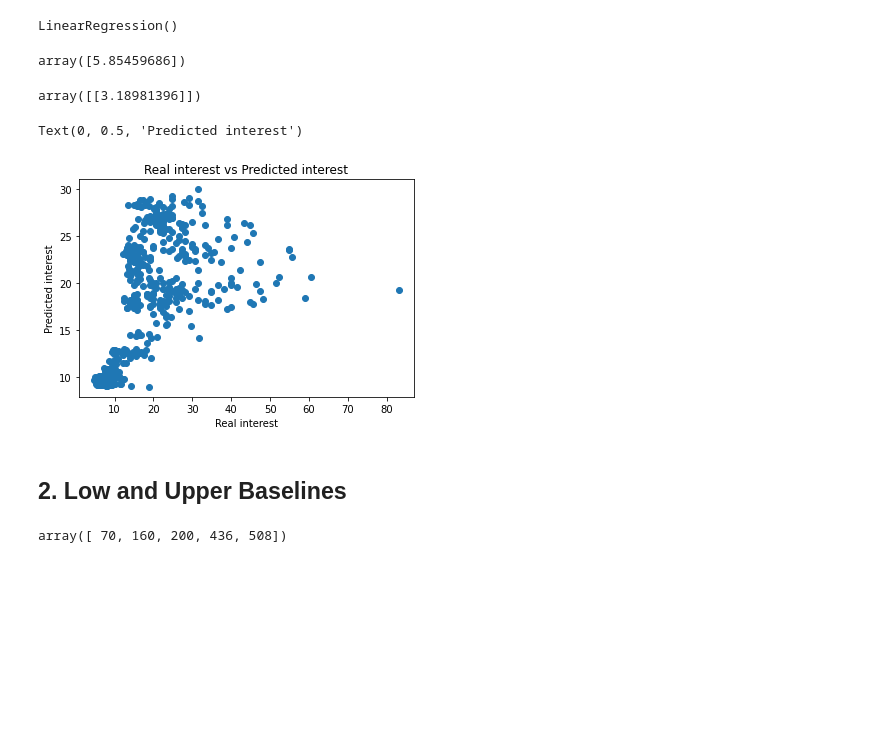
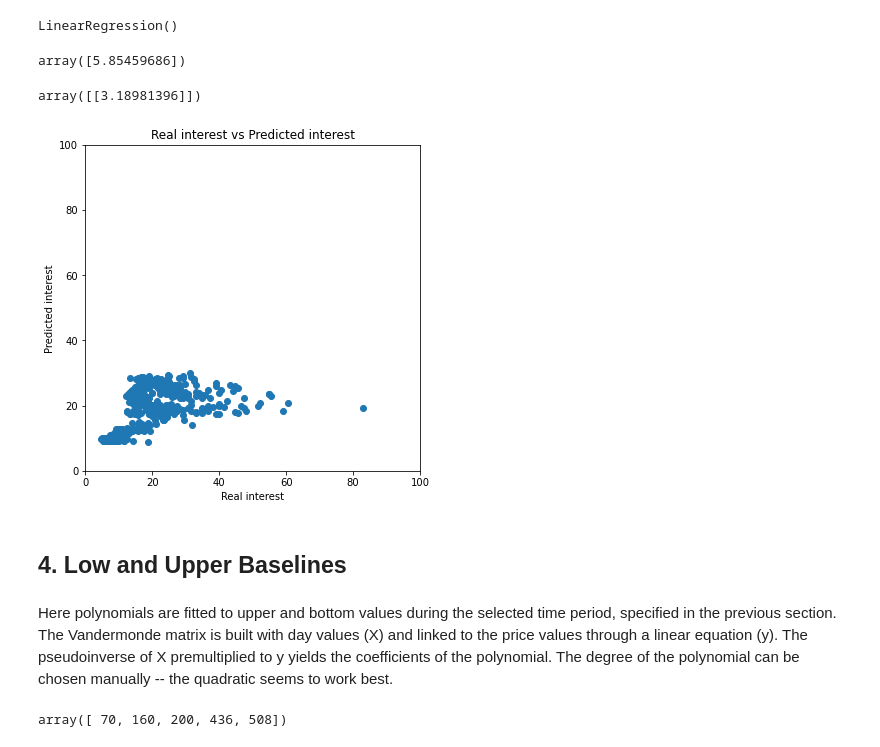
Before and after one commit to mxagar/crypto_analysis, a Jupyter notebook: 01_BitcoinAnalysis.ipynb, the cells around one changed output. Cells and saved outputs as stored; diff of their text form; code cells hidden in the pictures; blank space fills up the shorter version.

```diff
--- a/01_BitcoinAnalysis.ipynb
+++ b/01_BitcoinAnalysis.ipynb
@@ -18,5 +29,5 @@ h3 = dt.datetime(2020,5,11,0,0,0)
 # %%
-df_interest = pd.read_csv('data/google_trends_bitcoin_2015_2021_daily.csv',header=0)
+df_interest = pd.read_csv('data/Google_trends_bitcoin_2015_2021_daily.csv',header=0)
 # %%
 df_interest['date'] = pd.to_datetime(df_interest['date'])
 # %%
@@ -108,9 +127,12 @@ The number of hours at each price level is computed and ploted.
 #start = dt.datetime(2016,7,9,0,0,0)
 #end = dt.datetime(2017,12,17,0,0,0)
 #end = dt.datetime(2017,9,15,0,0,0)
+#start = h2
+#end = a2
 # Halving 2020: 2020-05-11
 # ATH 2021: ?
-start = dt.datetime(2020,5,11,0,0,0)
+#start = dt.datetime(2020,5,11,0,0,0)
+start = h3
 end = dt.datetime(2021,11,8,0,0,0)
 if (df_price.index[-1] < end or df_interest.index[-1] < end):
     end = min([df_price.index[-1],df_interest.index[-1]])
@@ -308,26 +347,38 @@ y.shape
 lm.fit(X,y)
 # %% [output]
 LinearRegression()
-# %%
-# Intercept
-lm.intercept_
-# %% [output]
-array([5.85459686])
-# %%
-# Slope
-lm.coef_
-# %% [output]
-array([[3.18981396]])
+# %%
+# Intercept: alpha: which is the base interest value if no price factor is present? (i.e., factor = 1)
+lm.intercept_
+# %% [output]
+array([5.85459686])
+# %%
+# Slope: beta: for an increase of a factor unit, how much does the interest increase?
+# Caveat: Factors are not linear value increases, but percentual ratios related to the reference value...
+lm.coef_
+# %% [output]
+array([[3.18981396]])
 # %%
 predictions = lm.predict(X)
 # %%
+# Real interest against predicted interest
+# We should get something close to the y=x line
+plt.figure(figsize=(6,6))
 plt.scatter(x=y,y=predictions)
+plt.plot([0,0],[100,100],'-r')
+plt.xlim([0,100])
+plt.ylim([0,100])
 plt.title('Real interest vs Predicted interest')
 plt.xlabel('Real interest')
 plt.ylabel('Predicted interest')
+plt.show()
 # %% [output]
-Text(0, 0.5, 'Predicted interest')
-[figure, old version]
+[figure, new version]
 # %% [markdown]
-## 2. Low and Upper Baselines
+## 4. Low and Upper Baselines
+# %% [markdown]
+Here polynomials are fitted to upper and bottom values during the selected time period, specified in the previous section.
+The Vandermonde matrix is built with day values (X) and linked to the price values through a linear equation (y).
+The pseudoinverse of X premultiplied to y yields the coefficients of the polynomial.
+The degree of the polynomial can be chosen manually -- the quadratic seems to work best.
 # %%
```
Also changed, not shown: parts of 46 cells of this notebook, 1 other file.
